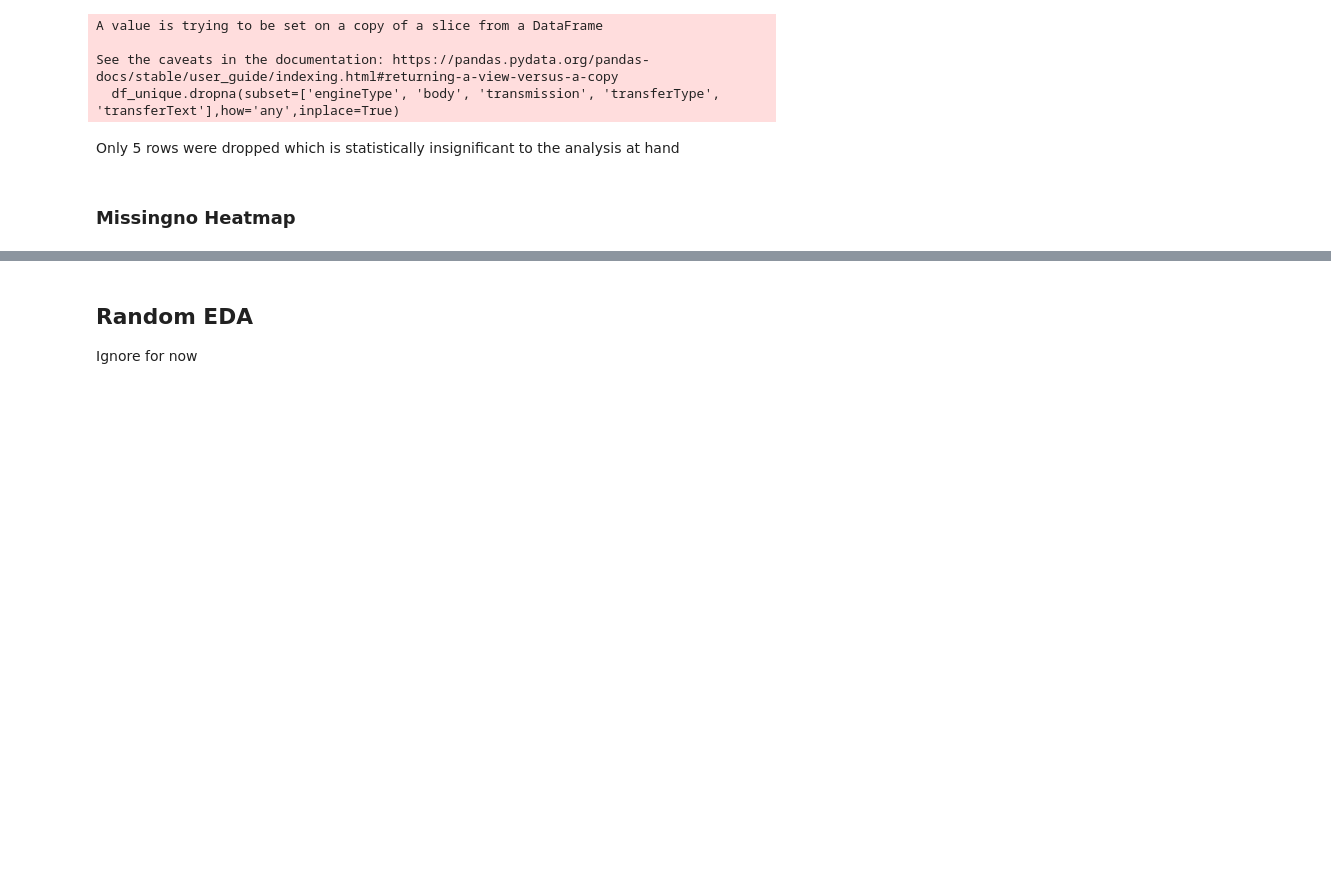
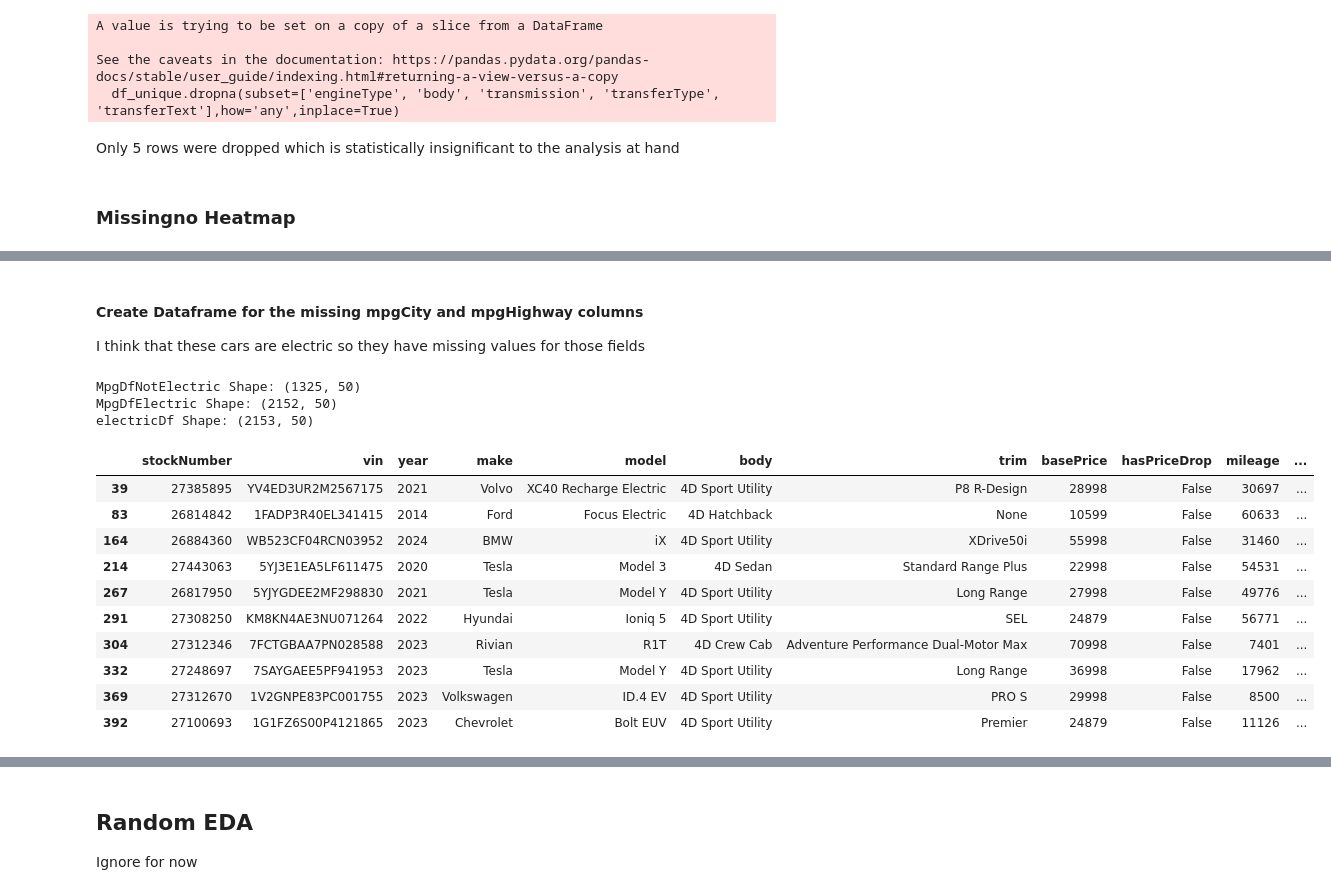
Before and after one commit to demyasa/Predictive-Analysis-of-Car-Trade-In-Values, a Jupyter notebook: EDA.ipynb, the cells around one changed output, grey strips where cells are left out. Drawn from its saved outputs; the diff is of its cells as text; code cells hidden in the pictures; blank space fills up the shorter version.

Commit message:
Explore electric vehicles dataframe

```diff
--- a/EDA.ipynb
+++ b/EDA.ipynb
@@ -410,0 +385,38 @@ msno.heatmap(df_unique)
+# %% [markdown]
+#### Create Dataframe for the missing mpgCity and mpgHighway columns
+
+I think that these cars are electric so they have missing values for those fields
+# %%
+# Check null values for body
+# null_df = df_copy[df_copy['exteriorColor'].isnull()]
+
+# null_df.head(10)
+
+mpgDfNotElectric = df_copy[(df_copy['mpgCity'].isnull()) & (df_copy['engineType'] != 'Electric')]
+
+print("MpgDfNotElectric Shape:", mpgDfNotElectric.shape)
+
+mpgDfElectric = df_copy[(df_copy['mpgCity'].isnull()) & (df_copy['engineType'] == 'Electric')]
+
+print("MpgDfElectric Shape:", mpgDfElectric.shape)
+
+electricDf = df_copy[df_copy['engineType'] == 'Electric']
+
+print("electricDf Shape:", electricDf.shape)
+
+electricDf.head(10)
+# %% [output]
+MpgDfNotElectric Shape: (1325, 50)
+MpgDfElectric Shape: (2152, 50)
+electricDf Shape: (2153, 50)
+|  | stockNumber | vin | year | make | model | body | trim | basePrice | hasPriceDrop | mileage | ... |
+| 39 | 27385895 | YV4ED3UR2M2567175 | 2021 | Volvo | XC40 Recharge Electric | 4D Sport Utility | P8 R-Design | 28998 | False | 30697 | ... |
+| 83 | 26814842 | 1FADP3R40EL341415 | 2014 | Ford | Focus Electric | 4D Hatchback | None | 10599 | False | 60633 | ... |
+| 164 | 26884360 | WB523CF04RCN03952 | 2024 | BMW | iX | 4D Sport Utility | XDrive50i | 55998 | False | 31460 | ... |
+| 214 | 27443063 | 5YJ3E1EA5LF611475 | 2020 | Tesla | Model 3 | 4D Sedan | Standard Range Plus | 22998 | False | 54531 | ... |
+| 267 | 26817950 | 5YJYGDEE2MF298830 | 2021 | Tesla | Model Y | 4D Sport Utility | Long Range | 27998 | False | 49776 | ... |
+| 291 | 27308250 | KM8KN4AE3NU071264 | 2022 | Hyundai | Ioniq 5 | 4D Sport Utility | SEL | 24879 | False | 56771 | ... |
+| 304 | 27312346 | 7FCTGBAA7PN028588 | 2023 | Rivian | R1T | 4D Crew Cab | Adventure Performance Dual-Motor Max | 70998 | False | 7401 | ... |
+| 332 | 27248697 | 7SAYGAEE5PF941953 | 2023 | Tesla | Model Y | 4D Sport Utility | Long Range | 36998 | False | 17962 | ... |
+| 369 | 27312670 | 1V2GNPE83PC001755 | 2023 | Volkswagen | ID.4 EV | 4D Sport Utility | PRO S | 29998 | False | 8500 | ... |
+| 392 | 27100693 | 1G1FZ6S00P4121865 | 2023 | Chevrolet | Bolt EUV | 4D Sport Utility | Premier | 24879 | False | 11126 | ... |
```
Also changed, not shown: parts of 13 cells of this notebook.
